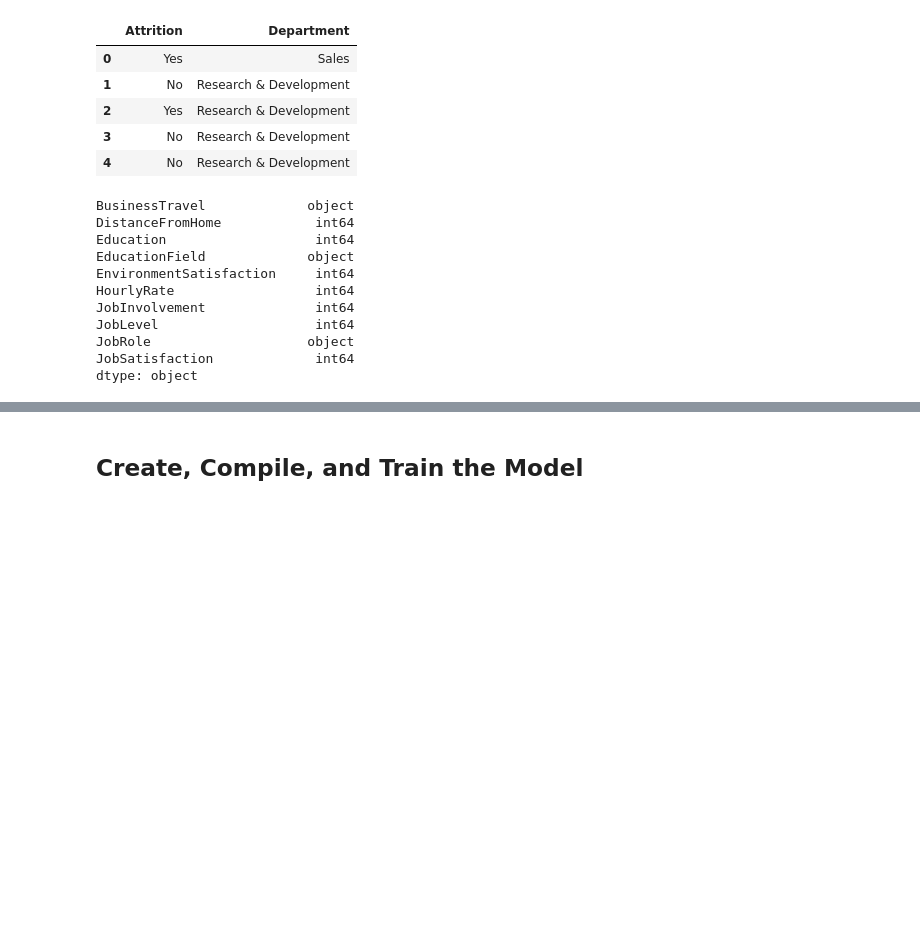
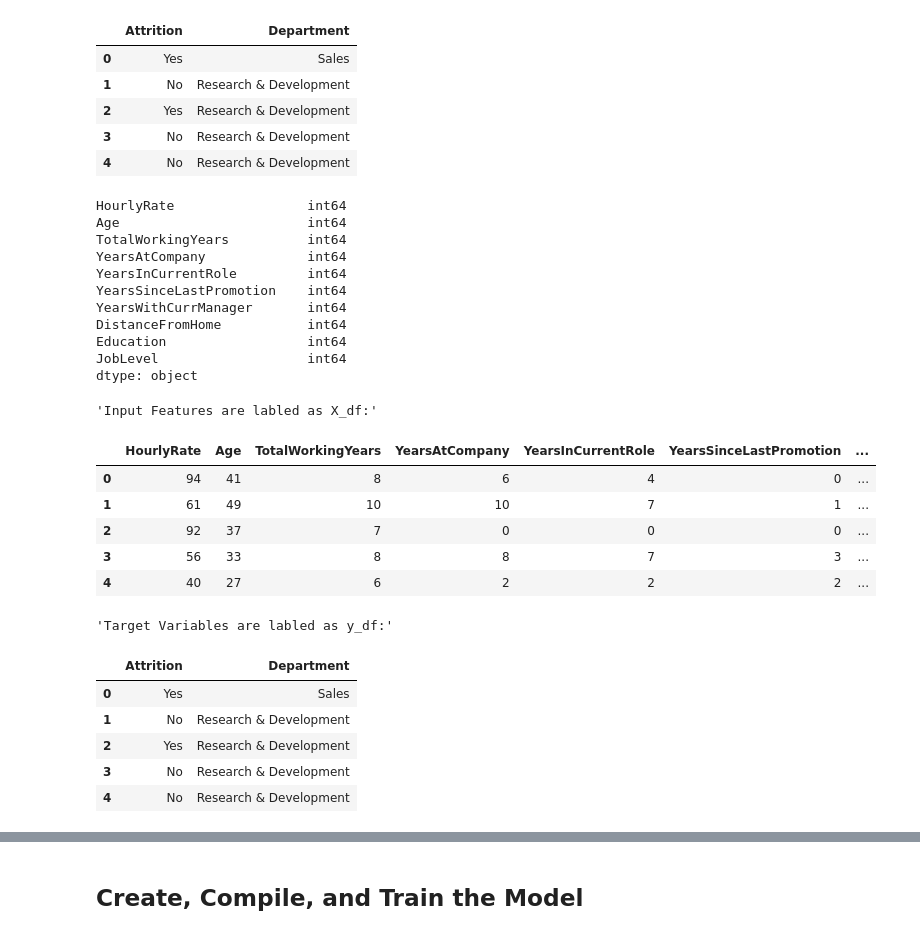
Before and after one commit to Buford4/neural-network-challenge-2, a Jupyter notebook: attrition.ipynb, the cells around one changed output, grey strips where cells are left out. Saved outputs shown, nothing was run; the diff lists cells and outputs as text; code cells hidden in the pictures; blank space fills up the shorter version.

```diff
--- a/attrition.ipynb
+++ b/attrition.ipynb
@@ -55,26 +73,52 @@ y_df.head()
 | 4 | No | Research & Development |
 # %%
 # Create a list of at least 10 column names to use as X data
-columns_list_for_X_data = ['BusinessTravel', 'DistanceFromHome', 'Education', 'EducationField', 'EnvironmentSatisfaction', 'HourlyRate', 'JobInvolvement', 'JobLevel', 'JobRole', 'JobSatisfaction']
-
-
+columns_list_for_X_data = ['HourlyRate',
+                           'Age',
+                           'TotalWorkingYears',
+                           'YearsAtCompany',
+                           'YearsInCurrentRole',
+                           'YearsSinceLastPromotion',
+                           'YearsWithCurrManager',
+                           'DistanceFromHome',
+                           'Education',
+                           'JobLevel']
 # # Create X_df using your selected columns
 X_df = attrition_df[columns_list_for_X_data]
 
 # Show the data types for X_df
 print(X_df.dtypes)
 # %% [output]
-BusinessTravel             object
-DistanceFromHome            int64
-Education                   int64
-EducationField             object
-EnvironmentSatisfaction     int64
-HourlyRate                  int64
-JobInvolvement              int64
-JobLevel                    int64
-JobRole                    object
-JobSatisfaction             int64
+HourlyRate                 int64
+Age                        int64
+TotalWorkingYears          int64
+YearsAtCompany             int64
+YearsInCurrentRole         int64
+YearsSinceLastPromotion    int64
+YearsWithCurrManager       int64
+DistanceFromHome           int64
+Education                  int64
+JobLevel                   int64
 dtype: object
+# %%
+# Check the new DataFrames
+display('Input Features are labled as X_df:', X_df.head())
+display('Target Variables are labled as y_df:', y_df.head())
+# %% [output]
+'Input Features are labled as X_df:'
+|  | HourlyRate | Age | TotalWorkingYears | YearsAtCompany | YearsInCurrentRole | YearsSinceLastPromotion | ... |
+| 0 | 94 | 41 | 8 | 6 | 4 | 0 | ... |
+| 1 | 61 | 49 | 10 | 10 | 7 | 1 | ... |
+| 2 | 92 | 37 | 7 | 0 | 0 | 0 | ... |
+| 3 | 56 | 33 | 8 | 8 | 7 | 3 | ... |
+| 4 | 40 | 27 | 6 | 2 | 2 | 2 | ... |
+'Target Variables are labled as y_df:'
+|  | Attrition | Department |
+| 0 | Yes | Sales |
+| 1 | No | Research & Development |
+| 2 | Yes | Research & Development |
+| 3 | No | Research & Development |
+| 4 | No | Research & Development |
 # %%
 # Split the data into training and testing sets
 from sklearn.model_selection import train_test_split
```
Also changed, not shown: parts of 14 cells of this notebook.
